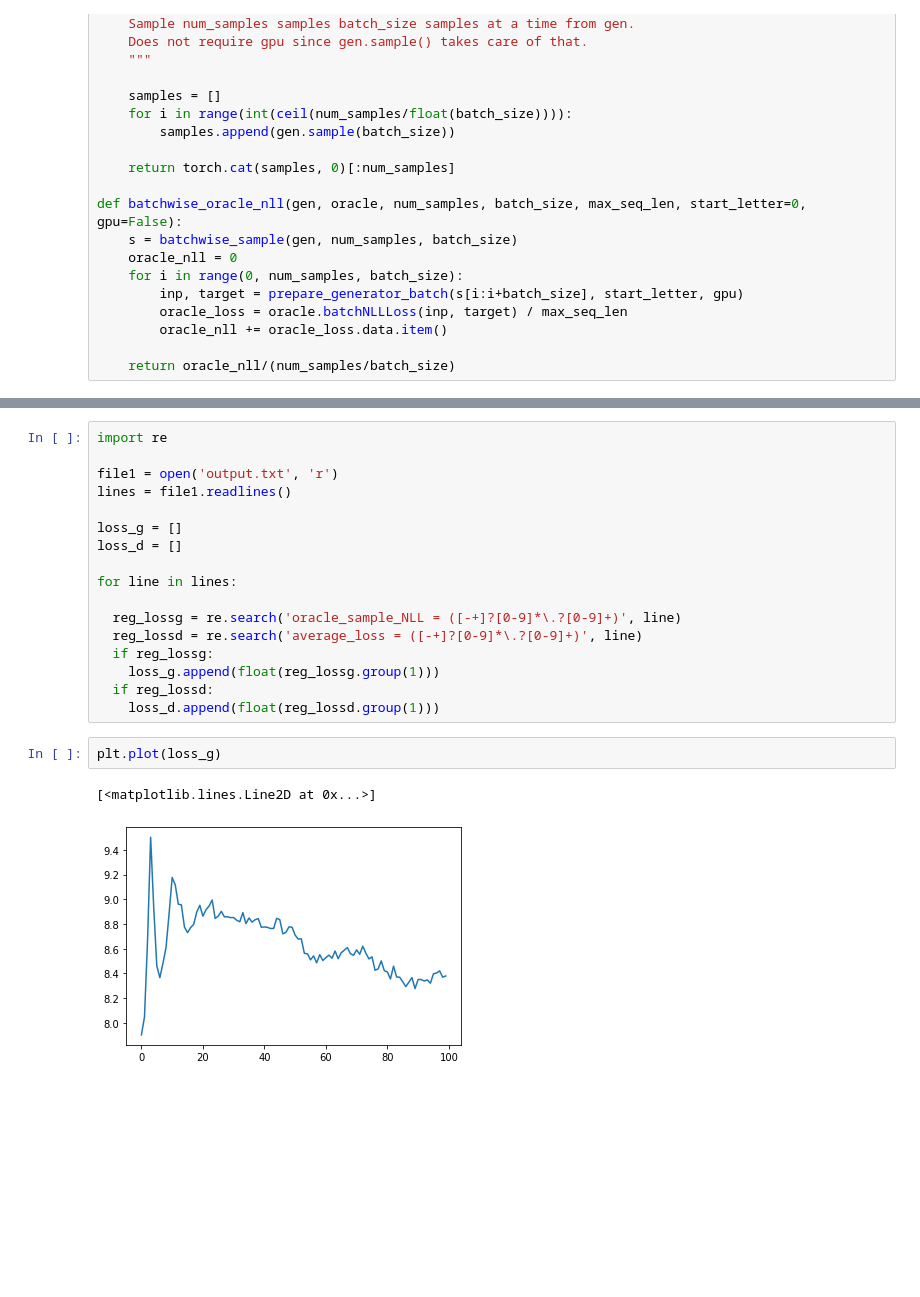
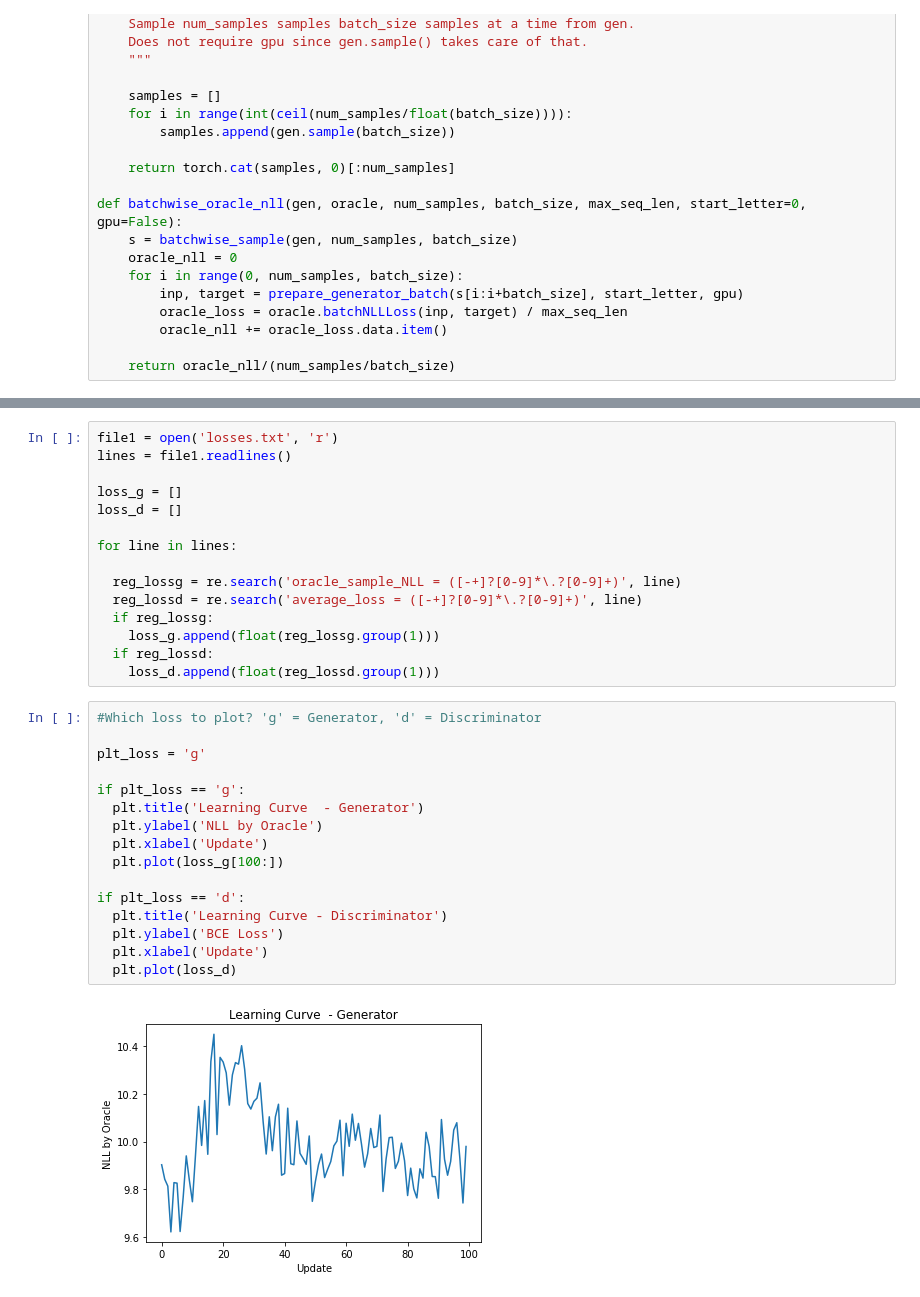
Before and after one commit to preetham-v/Antiviral_SeqGAN, a Jupyter notebook: antiviral_GAN.ipynb, the cells around one changed output, grey strips where cells are left out. Saved outputs shown, nothing was run; the diff lists cells and outputs as text; blank space fills up the shorter version.

```diff
--- a/antiviral_GAN.ipynb
+++ b/antiviral_GAN.ipynb
@@ -993,7 +1038,5 @@ with open('output.txt', 'w') as f:
 # %%
-import re
-
-file1 = open('output.txt', 'r')
+file1 = open('losses.txt', 'r')
 lines = file1.readlines()
 
 loss_g = []
@@ -1007,8 +1050,21 @@ for line in lines:
     loss_g.append(float(reg_lossg.group(1)))
   if reg_lossd:
     loss_d.append(float(reg_lossd.group(1)))
-# %%
-plt.plot(loss_g)
-# %% [output]
-[<matplotlib.lines.Line2D at 0x...>]
-[figure, removed]
+# %%
+#Which loss to plot? 'g' = Generator, 'd' = Discriminator
+
+plt_loss = 'g'
+
+if plt_loss == 'g':
+  plt.title('Learning Curve  - Generator')
+  plt.ylabel('NLL by Oracle')
+  plt.xlabel('Update')
+  plt.plot(loss_g[100:])
+
+if plt_loss == 'd':
+  plt.title('Learning Curve - Discriminator')
+  plt.ylabel('BCE Loss')
+  plt.xlabel('Update')
+  plt.plot(loss_d)
+# %% [output]
+[figure, added]
```
Also changed, not shown: parts of 25 cells of this notebook.
